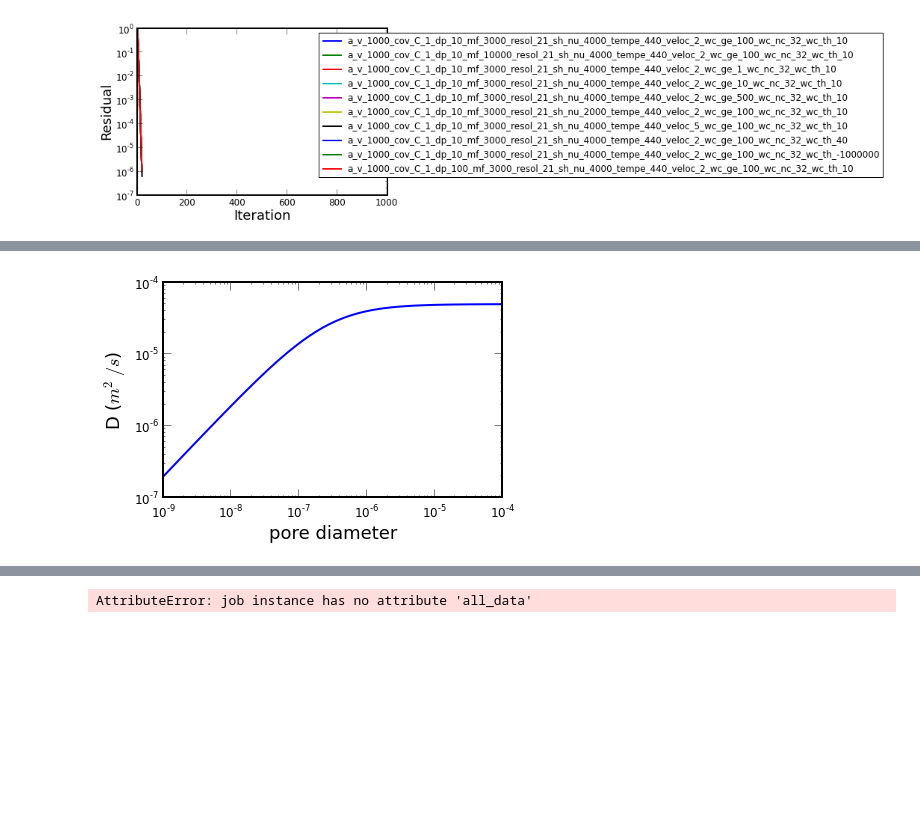
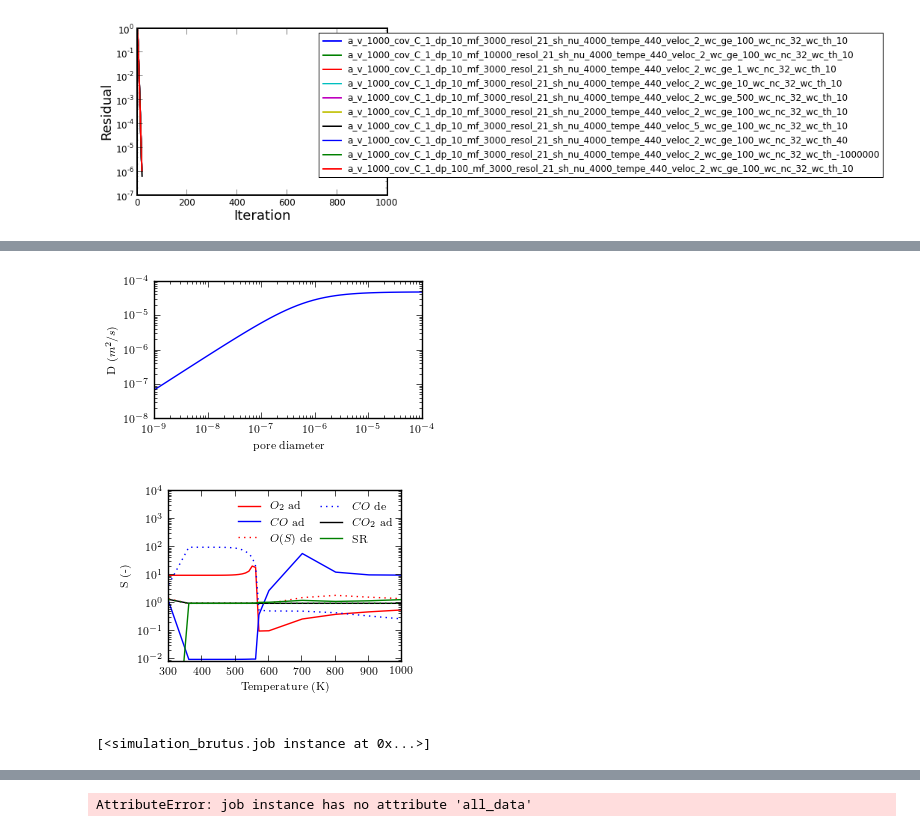
Before and after one commit to janvonrickenbach/sim-note-books, a Jupyter notebook: 1D-washcoat_tests.ipynb, the cells around one changed output, grey strips where cells are left out. Drawn from its saved outputs; the diff is of its cells as text; code cells hidden in the pictures; blank space fills up the shorter version.

```diff
--- a/1D-washcoat_tests.ipynb
+++ b/1D-washcoat_tests.ipynb
@@ -743,19 +974,19 @@ a_v_1000_cov_C_1_dp_10_mf_3000_resol_21_sh_nu_4000_tempe_1100_veloc_2_wc_ge_100_
 # %%
 gas = ca.importPhase(os.path.join(ref_folder,"cantera_input.cti"),"gas")
 interface = ca.importInterface(os.path.join(ref_folder,"cantera_input.cti"),"pt_surf",[gas])
 temp = 500
 gas.setState_TPY(temp,1.015E5,[0.1,0.064,0.072,0.76,0.003])
 diff = []
 dps = np.logspace(-4,-9)
 for dp in dps:
-    diff.append(1./(1/gas.mixDiffCoeffs()[-1]+1./(dp/3*np.sqrt(8*8*temp/(np.pi*0.028)))))
+    diff.append(1./(1/gas.mixDiffCoeffs()[-1]+1./(dp/8*np.sqrt(8*8*temp/(np.pi*0.028)))))
 
 ax = pl.gca()
 ax.set_xlabel("pore diameter")
 ax.set_ylabel("D ($m^2/s$)")
 
 ax.loglog(dps,diff)
 pl.gcf().tight_layout()
 pl.gcf().savefig("knudsen.eps")
 # %% [output]
-[figure, old version]
+[figure, new version]
@@ -761,0 +1022,26 @@ pl.gcf().savefig("knudsen.eps")
+# %%
+fig = pl.figure(figsize=figsize)
+ax = fig.add_subplot(1,1,1)
+colors = ["r","b","r","b","k","g","g"]
+linestyles = ["-","-",":",":","-","-",":"]
+for column_idx,ls,co in zip(range(len(prod[0,:])),linestyles,colors):
+    pl.semilogy(temp_arr,np.array(prod[:,column_idx]),color=co,linestyle=ls)
+    reaction_str = [interface.reactionString(ind) for ind in range(interface.nReactions())]
+    legend_list = []
+    for reac in reaction_str:
+        legend_list.append("$"+"\\rightarrow".join(reac.split("=>"))+"$")
+
+
+    legend_list = ["$O_2$ ad","$CO$ ad","$O(S)$ de","$CO$ de","$CO_2$ ad","SR"]
+    pl.legend(legend_list,loc=0,frameon=False,ncol=2,columnspacing =0.8)
+    ax.set_ylim([0.008,10001])
+    ax.set_xlabel("Temperature (K)")
+    ax.set_ylabel("S (-)")
+    fig.tight_layout()
+    fig.savefig("wc_plots/sensitivities.eps")
+# %% [output]
+[figure, added]
+# %%
+filter_simulations(sim_list_py,temperature=temp,cov_CO=1,wc_geo_area=1,velocity=5,wc_thickness=-1E6)
+# %% [output]
+[<simulation_brutus.job instance at 0x...>]
```
Also changed, not shown: parts of 62 cells of this notebook.
